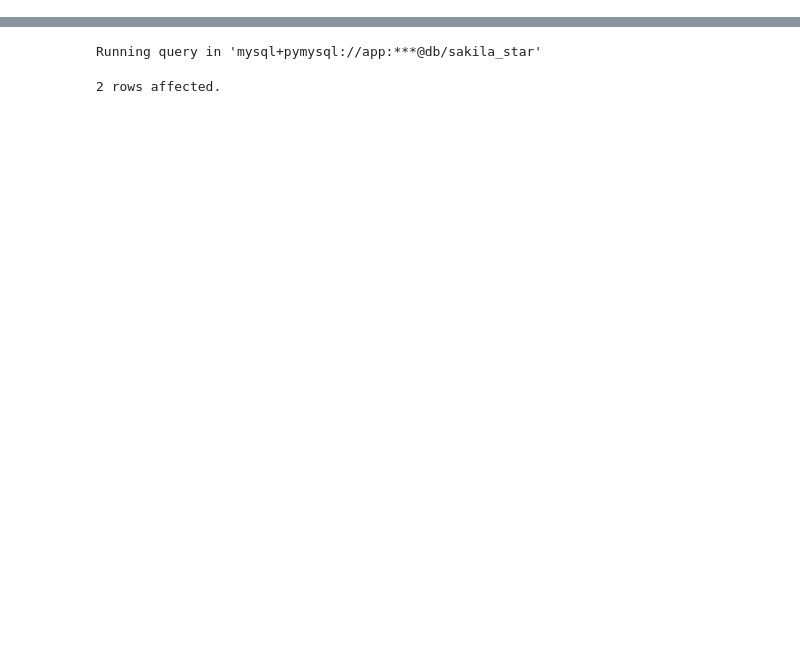
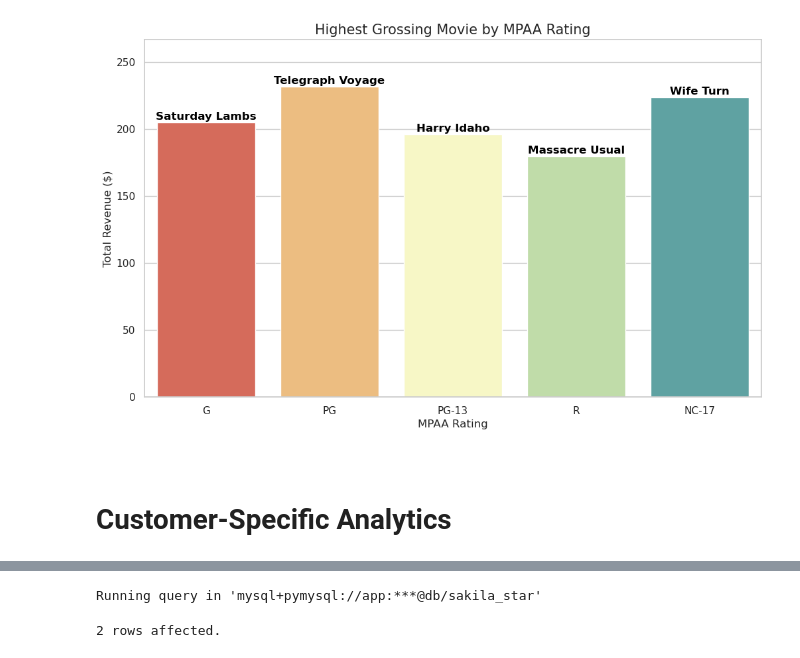
Before and after one commit to jimmygian/sakila-sql-pipeline, a Jupyter notebook: notebooks/02_analysing_sakila_star.ipynb, the cells around one changed output, grey strips where cells are left out. Saved outputs shown, nothing was run; the diff lists cells and outputs as text; code cells hidden in the pictures; blank space fills up the shorter version.

```diff
--- a/notebooks/02_analysing_sakila_star.ipynb
+++ b/notebooks/02_analysing_sakila_star.ipynb
@@ -33,0 +176,56 @@ Connecting and switching to connection 'mysql+pymysql://app:***@db/sakila_star'
+# %%
+
+# 1. Convert to DataFrame
+df = df_top_movies.DataFrame()
+
+# 2. Convert Decimal amount to float (Essential for plotting)
+df['amount'] = df['amount'].astype(float)
+
+# 3. Create the Plot
+plt.figure(figsize=(12, 7))
+
+# Define a custom order for ratings if you want them logically sorted (optional)
+rating_order = ['G', 'PG', 'PG-13', 'R', 'NC-17']
+
+ax = sns.barplot(
+    data=df,
+    x='rating',
+    y='amount',
+    hue='rating',
+    palette='Spectral',
+    order=rating_order,
+    dodge=False        # Ensures bars are centered
+)
+
+# 4. Add the Movie Titles on top of the bars
+for index, row in df.iterrows():
+    # Find the X-position of the current rating
+    # (We filter the dataframe to find where this rating sits in the order)
+    try:
+        x_loc = rating_order.index(row['rating'])
+
+        # Place text: Center it (ha='center'), slightly above the bar (y + 2)
+        ax.text(
+            x_loc,
+            row['amount'] + 2,
+            row['title'].title(), # .title() makes it "Title Case"
+            ha='center',
+            fontweight='bold',
+            color='black'
+        )
+    except ValueError:
+        pass # Safety in case a rating is missing from the data
+
+# 5. Styling
+plt.title("Highest Grossing Movie by MPAA Rating", fontsize=15)
+plt.xlabel("MPAA Rating")
+plt.ylabel("Total Revenue ($)")
+plt.ylim(0, df['amount'].max() * 1.15) # Add 15% headroom for the text labels
+plt.legend([],[], frameon=False)       # Hide the redundant legend
+plt.show()
+# %% [output]
+[figure, added]
+# %% [markdown]
+<br>
+
+# Customer-Specific Analytics
```
Also changed, not shown: parts of 23 cells of this notebook, 6 other files.
